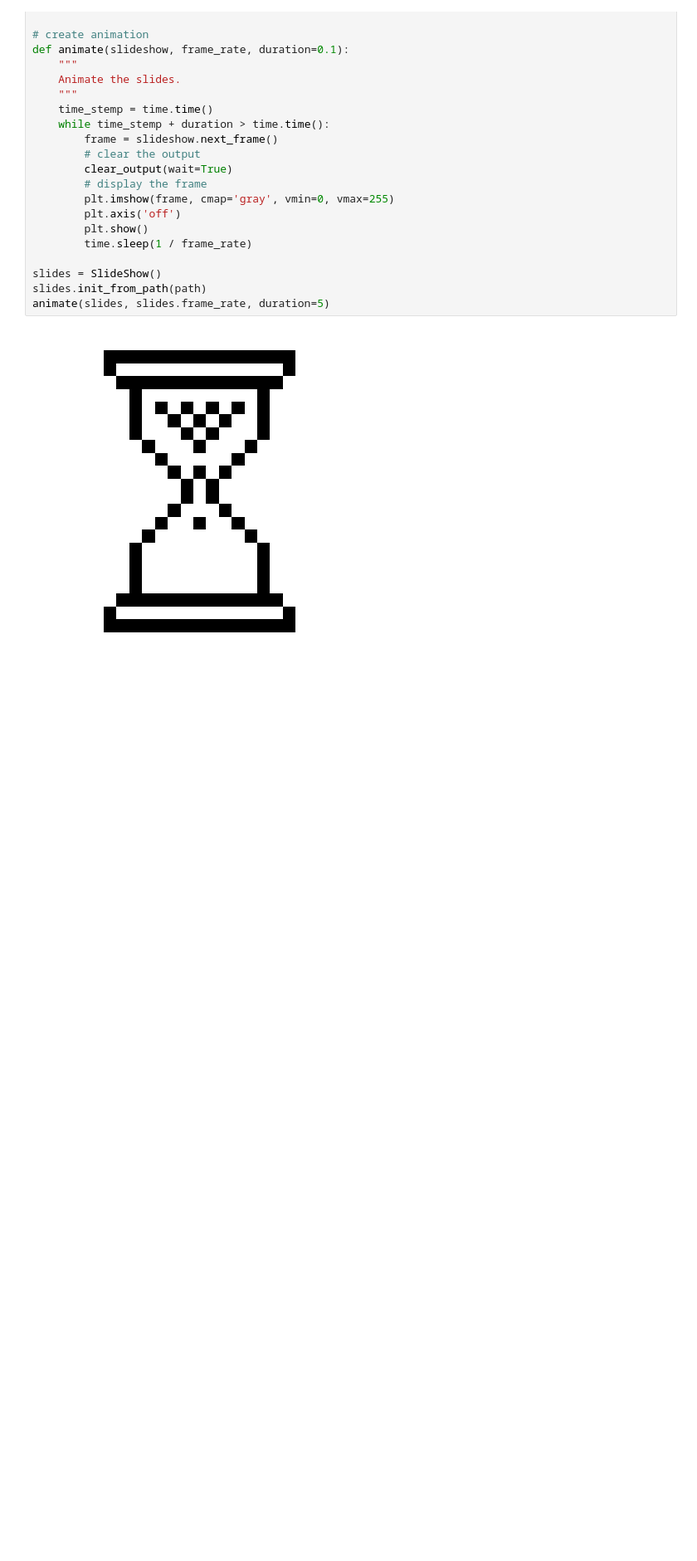
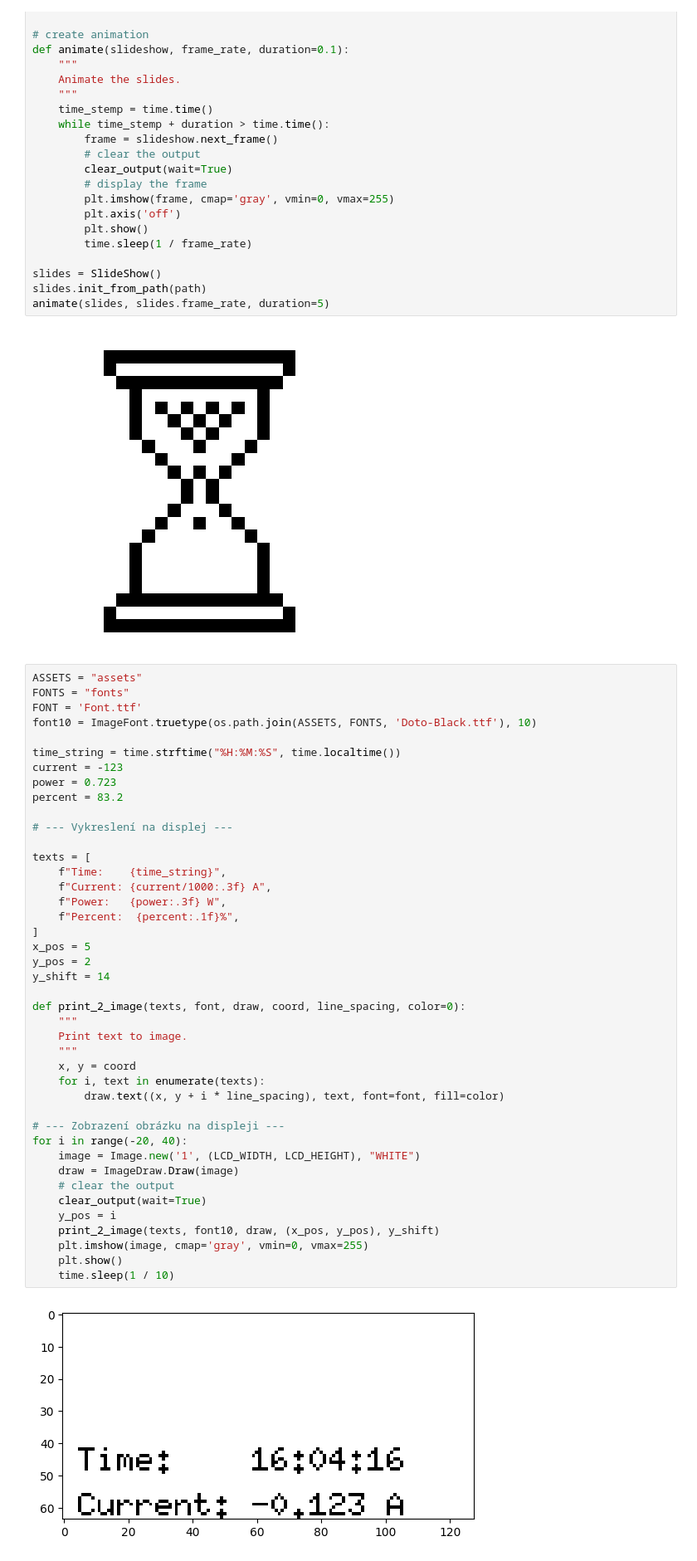
Before and after one commit to elPytel/RPi_Zero_Gothi, a Jupyter notebook: notebook.ipynb, the cells around one changed output. Shown at 83% size. Saved outputs shown, nothing was run; the diff lists cells and outputs as text; blank space fills up the shorter version.

Commit message:
text scroll

```diff
--- a/notebook.ipynb
+++ b/notebook.ipynb
@@ -164,3 +164,47 @@ slides.init_from_path(path)
 animate(slides, slides.frame_rate, duration=5)
 # %% [output]
 [figure]
+# %%
+ASSETS = "assets"
+FONTS = "fonts"
+FONT = 'Font.ttf'
+font10 = ImageFont.truetype(os.path.join(ASSETS, FONTS, 'Doto-Black.ttf'), 10)
+
+time_string = time.strftime("%H:%M:%S", time.localtime())
+current = -123
+power = 0.723
+percent = 83.2
+
+# --- Vykreslení na displej ---
+
+texts = [
+    f"Time:    {time_string}",
+    f"Current: {current/1000:.3f} A",
+    f"Power:   {power:.3f} W",
+    f"Percent:  {percent:.1f}%",
+]
+x_pos = 5
+y_pos = 2
+y_shift = 14
+
+def print_2_image(texts, font, draw, coord, line_spacing, color=0):
+    """
+    Print text to image.
+    """
+    x, y = coord
+    for i, text in enumerate(texts):
+        draw.text((x, y + i * line_spacing), text, font=font, fill=color)
+
+# --- Zobrazení obrázku na displeji ---
+for i in range(-20, 40):
+    image = Image.new('1', (LCD_WIDTH, LCD_HEIGHT), "WHITE")
+    draw = ImageDraw.Draw(image)
+    # clear the output
+    clear_output(wait=True)
+    y_pos = i
+    print_2_image(texts, font10, draw, (x_pos, y_pos), y_shift)
+    plt.imshow(image, cmap='gray', vmin=0, vmax=255)
+    plt.show()
+    time.sleep(1 / 10)
+# %% [output]
+[figure, added]
```
Also changed, not shown: 2 other files.
